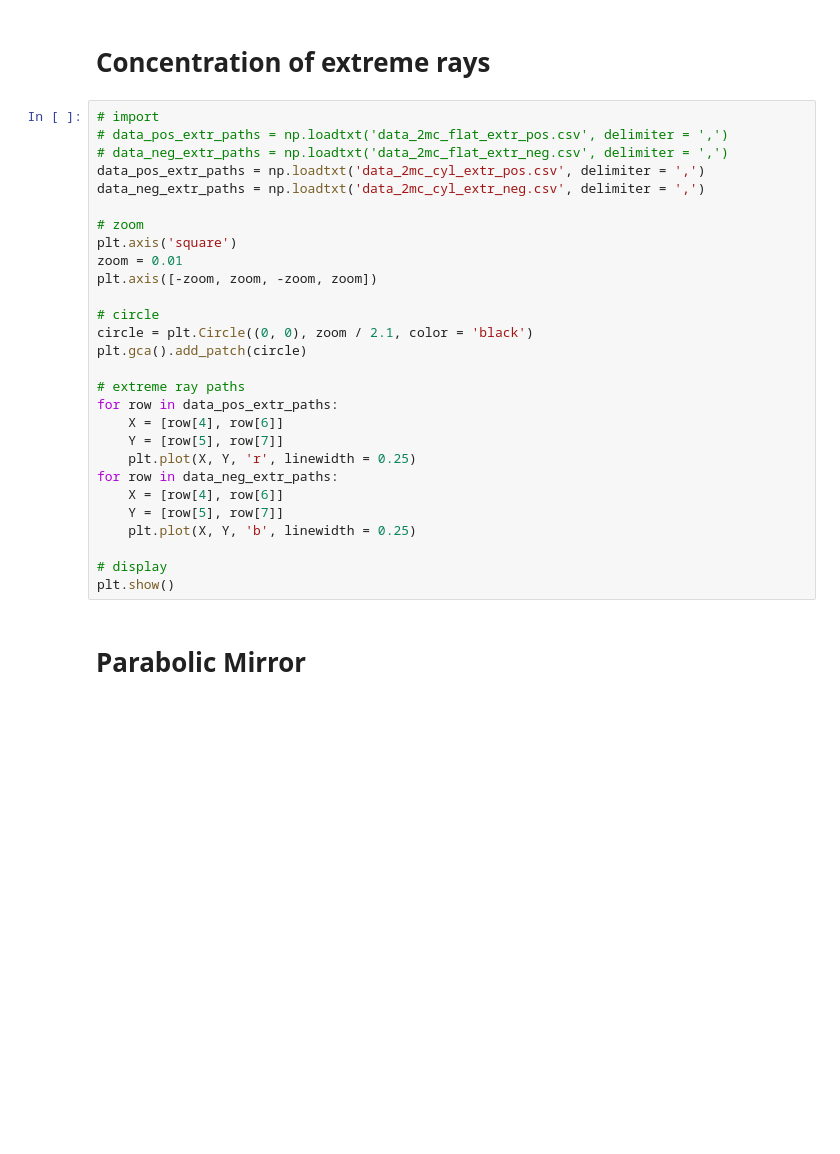
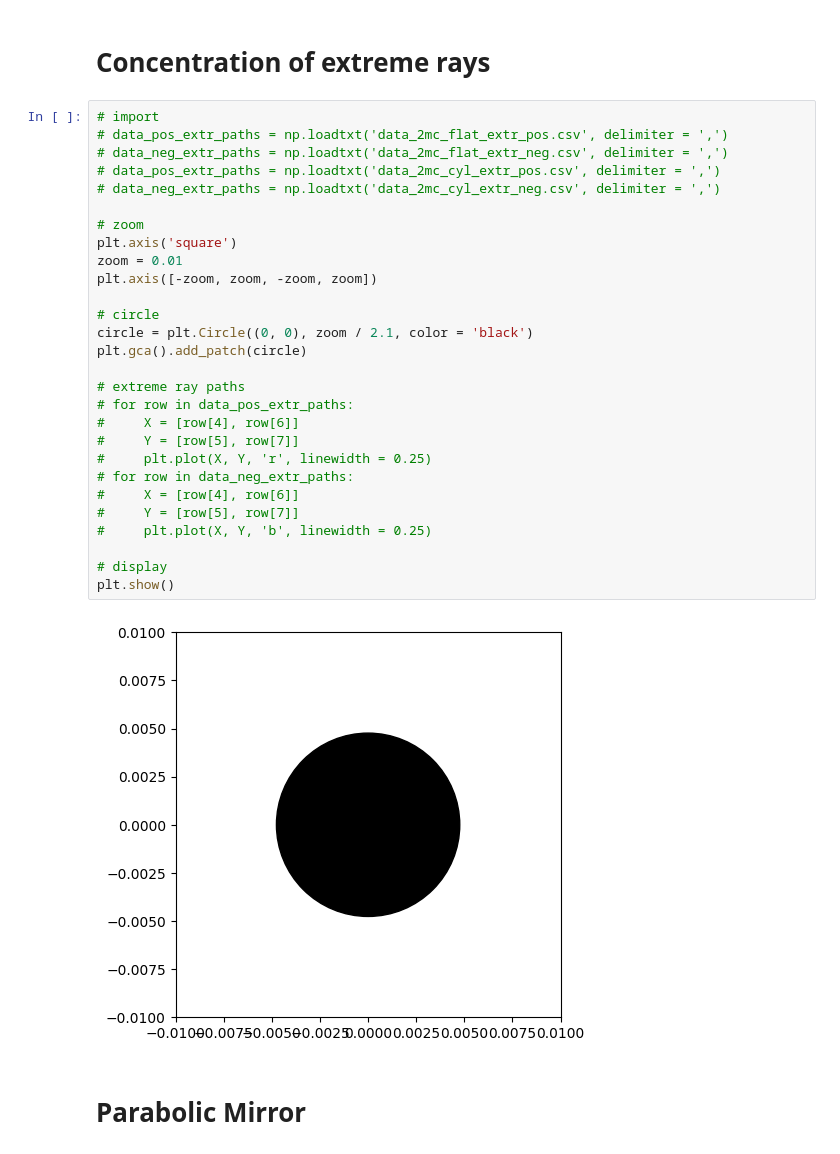
Before and after one commit to ssteinberg/solar_optical_concentrator, a Jupyter notebook: plotinf.ipynb, the cells around one changed output. Cells and saved outputs as stored; diff of their text form; blank space fills up the shorter version.

```diff
--- a/plotinf.ipynb
+++ b/plotinf.ipynb
@@ -118,31 +138,33 @@ plt.show()
 # %%
 # import
 # data_pos_extr_paths = np.loadtxt('data_2mc_flat_extr_pos.csv', delimiter = ',')
 # data_neg_extr_paths = np.loadtxt('data_2mc_flat_extr_neg.csv', delimiter = ',')
-data_pos_extr_paths = np.loadtxt('data_2mc_cyl_extr_pos.csv', delimiter = ',')
-data_neg_extr_paths = np.loadtxt('data_2mc_cyl_extr_neg.csv', delimiter = ',')
+# data_pos_extr_paths = np.loadtxt('data_2mc_cyl_extr_pos.csv', delimiter = ',')
+# data_neg_extr_paths = np.loadtxt('data_2mc_cyl_extr_neg.csv', delimiter = ',')
 
 # zoom
 plt.axis('square')
 zoom = 0.01
 plt.axis([-zoom, zoom, -zoom, zoom])
 
 # circle
 circle = plt.Circle((0, 0), zoom / 2.1, color = 'black')
 plt.gca().add_patch(circle)
 
 # extreme ray paths
-for row in data_pos_extr_paths:
-    X = [row[4], row[6]]
-    Y = [row[5], row[7]]
-    plt.plot(X, Y, 'r', linewidth = 0.25)
-for row in data_neg_extr_paths:
-    X = [row[4], row[6]]
-    Y = [row[5], row[7]]
-    plt.plot(X, Y, 'b', linewidth = 0.25)
+# for row in data_pos_extr_paths:
+#     X = [row[4], row[6]]
+#     Y = [row[5], row[7]]
+#     plt.plot(X, Y, 'r', linewidth = 0.25)
+# for row in data_neg_extr_paths:
+#     X = [row[4], row[6]]
+#     Y = [row[5], row[7]]
+#     plt.plot(X, Y, 'b', linewidth = 0.25)
 
 # display
 plt.show()
+# %% [output]
+[figure, added]
 # %% [markdown]
 # Parabolic Mirror
 # %%
```
Also changed, not shown: parts of 3 cells of this notebook, 23 other files.
